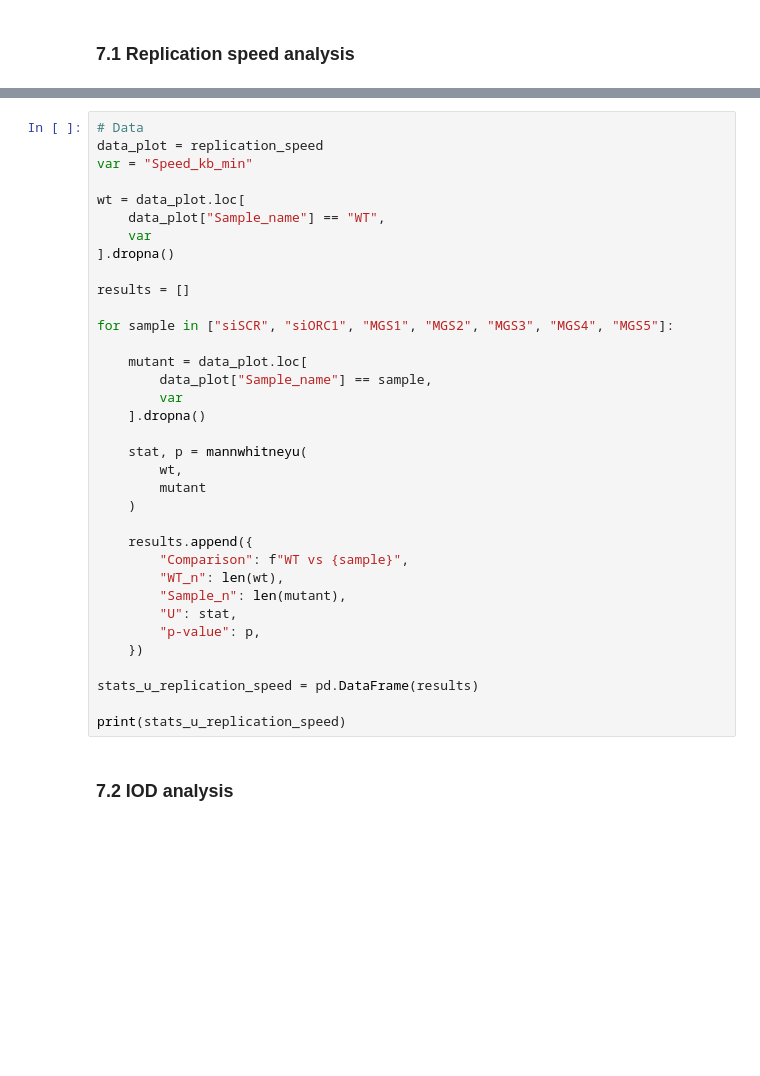
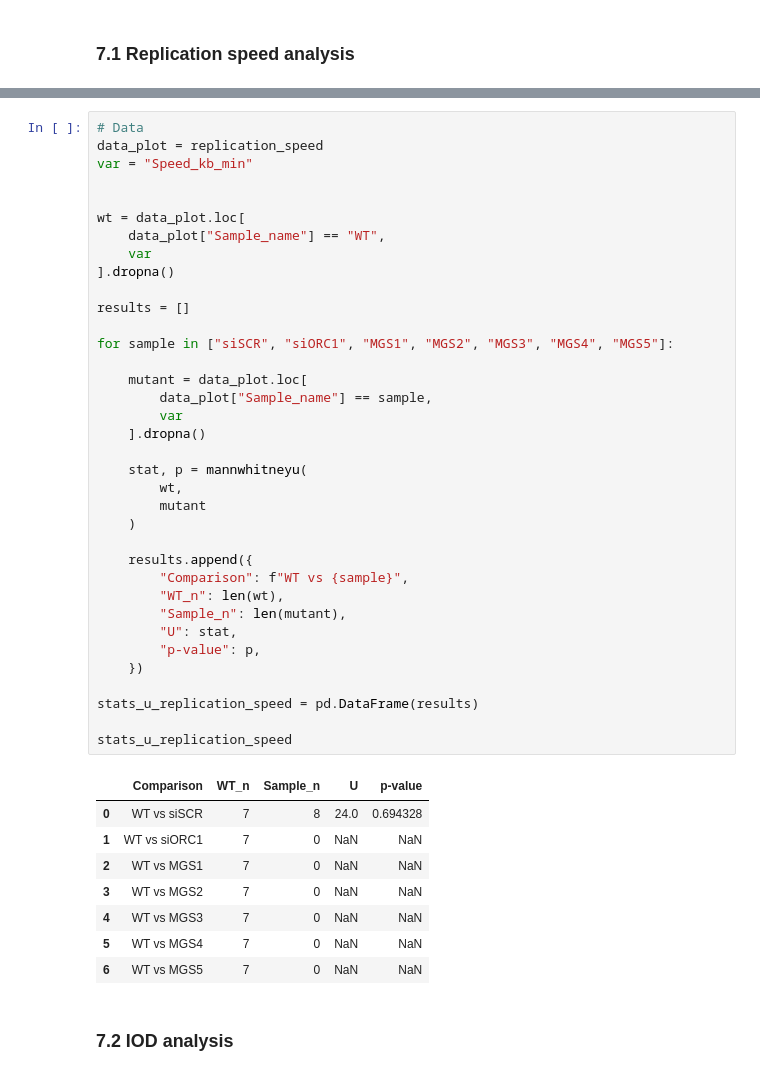
Before and after one commit to Lopatushka/DNA_fibers, a Jupyter notebook: data_agg.ipynb, the cells around one changed output, grey strips where cells are left out. Cells and saved outputs as stored; diff of their text form; blank space fills up the shorter version.

Commit message:
change statistics table

```diff
--- a/data_agg.ipynb
+++ b/data_agg.ipynb
@@ -317,37 +422,47 @@ Mann-Whetney test (U-test)
 # Data
 data_plot = replication_speed
 var = "Speed_kb_min"
+
 
 wt = data_plot.loc[
     data_plot["Sample_name"] == "WT",
     var
 ].dropna()
 
 results = []
 
 for sample in ["siSCR", "siORC1", "MGS1", "MGS2", "MGS3", "MGS4", "MGS5"]:
 
     mutant = data_plot.loc[
         data_plot["Sample_name"] == sample,
         var
     ].dropna()
 
     stat, p = mannwhitneyu(
         wt,
         mutant
     )
 
     results.append({
         "Comparison": f"WT vs {sample}",
         "WT_n": len(wt),
         "Sample_n": len(mutant),
         "U": stat,
         "p-value": p,
     })
 
 stats_u_replication_speed = pd.DataFrame(results)
 
-print(stats_u_replication_speed)
+stats_u_replication_speed
+# %% [output]
+|  | Comparison | WT_n | Sample_n | U | p-value |
+| 0 | WT vs siSCR | 7 | 8 | 24.0 | 0.694328 |
+| 1 | WT vs siORC1 | 7 | 0 | NaN | NaN |
+| 2 | WT vs MGS1 | 7 | 0 | NaN | NaN |
+| 3 | WT vs MGS2 | 7 | 0 | NaN | NaN |
+| 4 | WT vs MGS3 | 7 | 0 | NaN | NaN |
+| 5 | WT vs MGS4 | 7 | 0 | NaN | NaN |
+| 6 | WT vs MGS5 | 7 | 0 | NaN | NaN |
 # %% [markdown]
 ### 7.2 IOD analysis
 # %%
```
Also changed, not shown: parts of 6 cells of this notebook.
